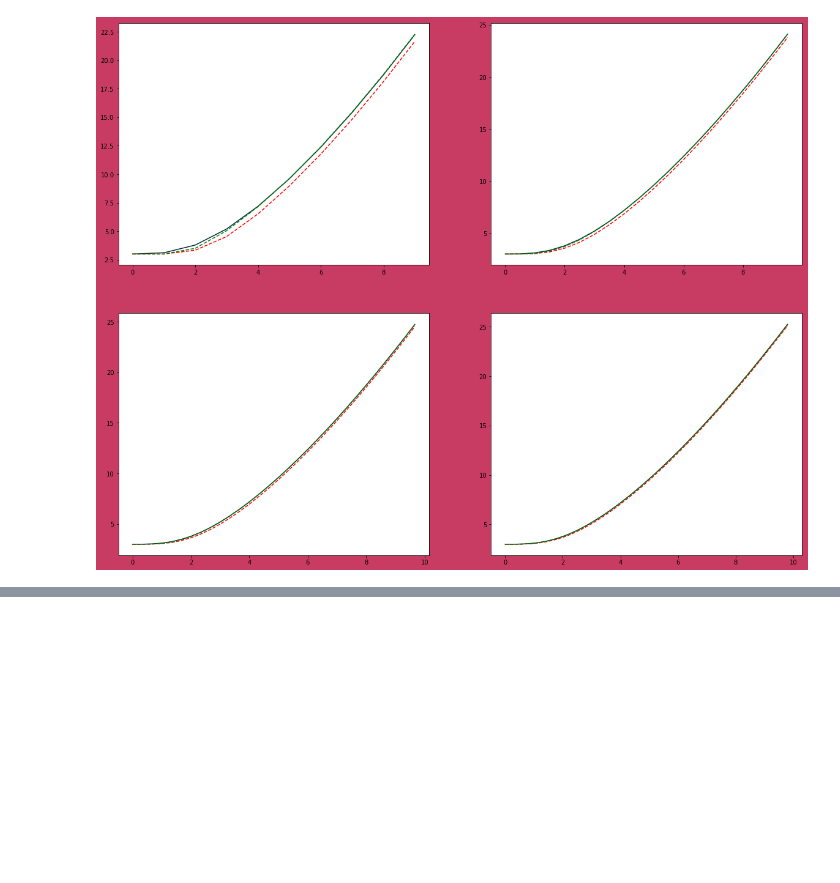
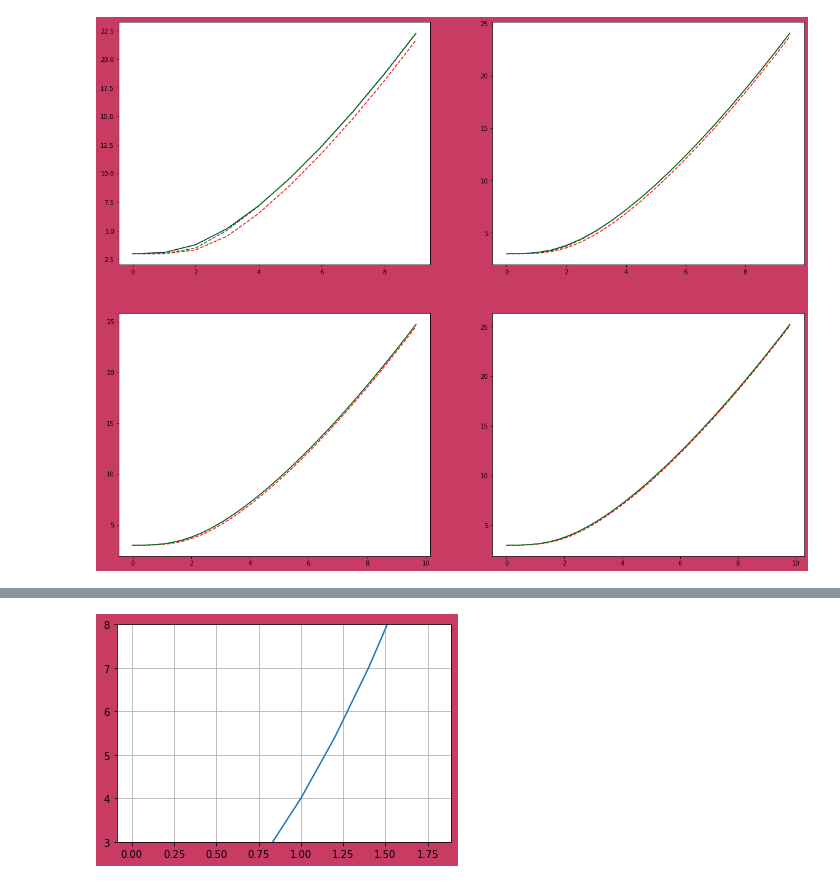
Before and after one commit to MEGIKS/DE_euler_method, a Jupyter notebook: visual.ipynb, the cells around one changed output, grey strips where cells are left out. Drawn from its saved outputs; the diff is of its cells as text; code cells hidden in the pictures; blank space fills up the shorter version.

```diff
--- a/visual.ipynb
+++ b/visual.ipynb
@@ -61,0 +108,14 @@ for i, n in enumerate([10, 20, 30, 50]):
+# %%
+def f(x):
+    return 5 * x + 2
+
+fig = plt.figure()
+x1, y1 = call_func(lib.euler, '5 * x + 2', 10, 0.2, 0.0, 0.0)
+#x2, y2 = call_func(lib.adams, '5 * x + 2', 10, 0.2. 0.0, 0.0)
+plt.plot(x1, y1, label='Line ')
+plt.ylim([3, 8])
+#plt.plot(x2, y2, 'ro')
+plt.grid(True)
+plt.show()
+# %% [output]
+[figure, added]
```
Also changed, not shown: parts of 5 cells of this notebook.
